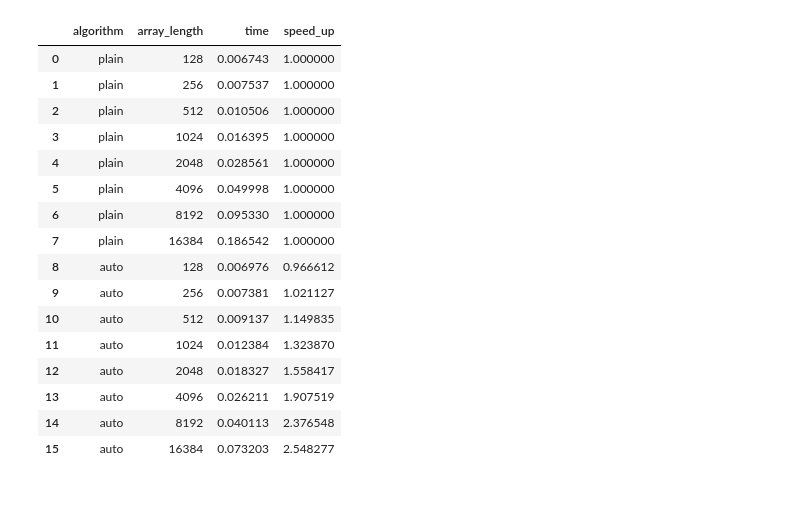
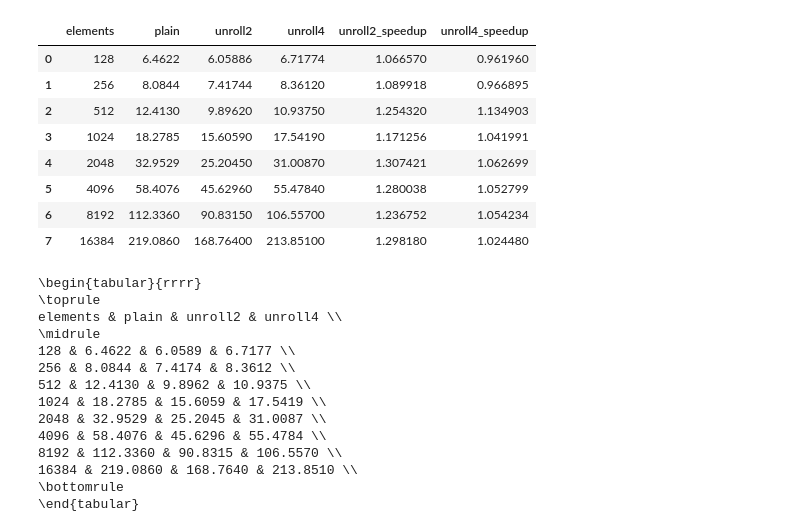
Before and after one commit to FedericoBustaffa/master, a Jupyter notebook: spm/assignment1/notebook.ipynb, the cells around one changed output. Cells and saved outputs as stored; diff of their text form; code cells hidden in the pictures; blank space fills up the shorter version.

```diff
--- a/spm/assignment1/notebook.ipynb
+++ b/spm/assignment1/notebook.ipynb
@@ -57,37 +48,36 @@ plt.show()
-# %%
-speed_ups = []
-df = unroll4.copy()
-
-algs = df["algorithm"].unique()
-sizes = df["array_length"].unique()
-
-for alg in algs:
-    for s in sizes:
-        mask_plain = (df["algorithm"] == "plain") & (df["array_length"] == s)
-        mask = (df["algorithm"] == alg) & (df["array_length"] == s)
-
-        time_plain = df[mask_plain]["time"].iloc[0]
-        time_alg = df[mask]["time"].iloc[0]
-        speed_ups.append(time_plain / time_alg)
-
-df["speed_up"] = speed_ups
-df
-# %% [output]
-|  | algorithm | array_length | time | speed_up |
-| 0 | plain | 128 | 0.006743 | 1.000000 |
-| 1 | plain | 256 | 0.007537 | 1.000000 |
-| 2 | plain | 512 | 0.010506 | 1.000000 |
-| 3 | plain | 1024 | 0.016395 | 1.000000 |
-| 4 | plain | 2048 | 0.028561 | 1.000000 |
-| 5 | plain | 4096 | 0.049998 | 1.000000 |
-| 6 | plain | 8192 | 0.095330 | 1.000000 |
-| 7 | plain | 16384 | 0.186542 | 1.000000 |
-| 8 | auto | 128 | 0.006976 | 0.966612 |
-| 9 | auto | 256 | 0.007381 | 1.021127 |
-| 10 | auto | 512 | 0.009137 | 1.149835 |
-| 11 | auto | 1024 | 0.012384 | 1.323870 |
-| 12 | auto | 2048 | 0.018327 | 1.558417 |
-| 13 | auto | 4096 | 0.026211 | 1.907519 |
-| 14 | auto | 8192 | 0.040113 | 2.376548 |
-| 15 | auto | 16384 | 0.073203 | 2.548277 |
+# %%
+df["unroll2_speedup"] = df["plain"] / df["unroll2"]
+df["unroll4_speedup"] = df["plain"] / df["unroll4"]
+df
+# %% [output]
+|  | elements | plain | unroll2 | unroll4 | unroll2_speedup | unroll4_speedup |
+| 0 | 128 | 6.4622 | 6.05886 | 6.71774 | 1.066570 | 0.961960 |
+| 1 | 256 | 8.0844 | 7.41744 | 8.36120 | 1.089918 | 0.966895 |
+| 2 | 512 | 12.4130 | 9.89620 | 10.93750 | 1.254320 | 1.134903 |
+| 3 | 1024 | 18.2785 | 15.60590 | 17.54190 | 1.171256 | 1.041991 |
+| 4 | 2048 | 32.9529 | 25.20450 | 31.00870 | 1.307421 | 1.062699 |
+| 5 | 4096 | 58.4076 | 45.62960 | 55.47840 | 1.280038 | 1.052799 |
+| 6 | 8192 | 112.3360 | 90.83150 | 106.55700 | 1.236752 | 1.054234 |
+| 7 | 16384 | 219.0860 | 168.76400 | 213.85100 | 1.298180 | 1.024480 |
+# %%
+print(
+    df[["elements", "plain", "unroll2", "unroll4"]].to_latex(
+        header=True, index=False, float_format="%.4f"
+    )
+)
+# %% [output]
+\begin{tabular}{rrrr}
+\toprule
+elements & plain & unroll2 & unroll4 \\
+\midrule
+128 & 6.4622 & 6.0589 & 6.7177 \\
+256 & 8.0844 & 7.4174 & 8.3612 \\
+512 & 12.4130 & 9.8962 & 10.9375 \\
+1024 & 18.2785 & 15.6059 & 17.5419 \\
+2048 & 32.9529 & 25.2045 & 31.0087 \\
+4096 & 58.4076 & 45.6296 & 55.4784 \\
+8192 & 112.3360 & 90.8315 & 106.5570 \\
+16384 & 219.0860 & 168.7640 & 213.8510 \\
+\bottomrule
+\end{tabular}
 # %%
```
Also changed, not shown: parts of 5 cells of this notebook, 14 other files.
